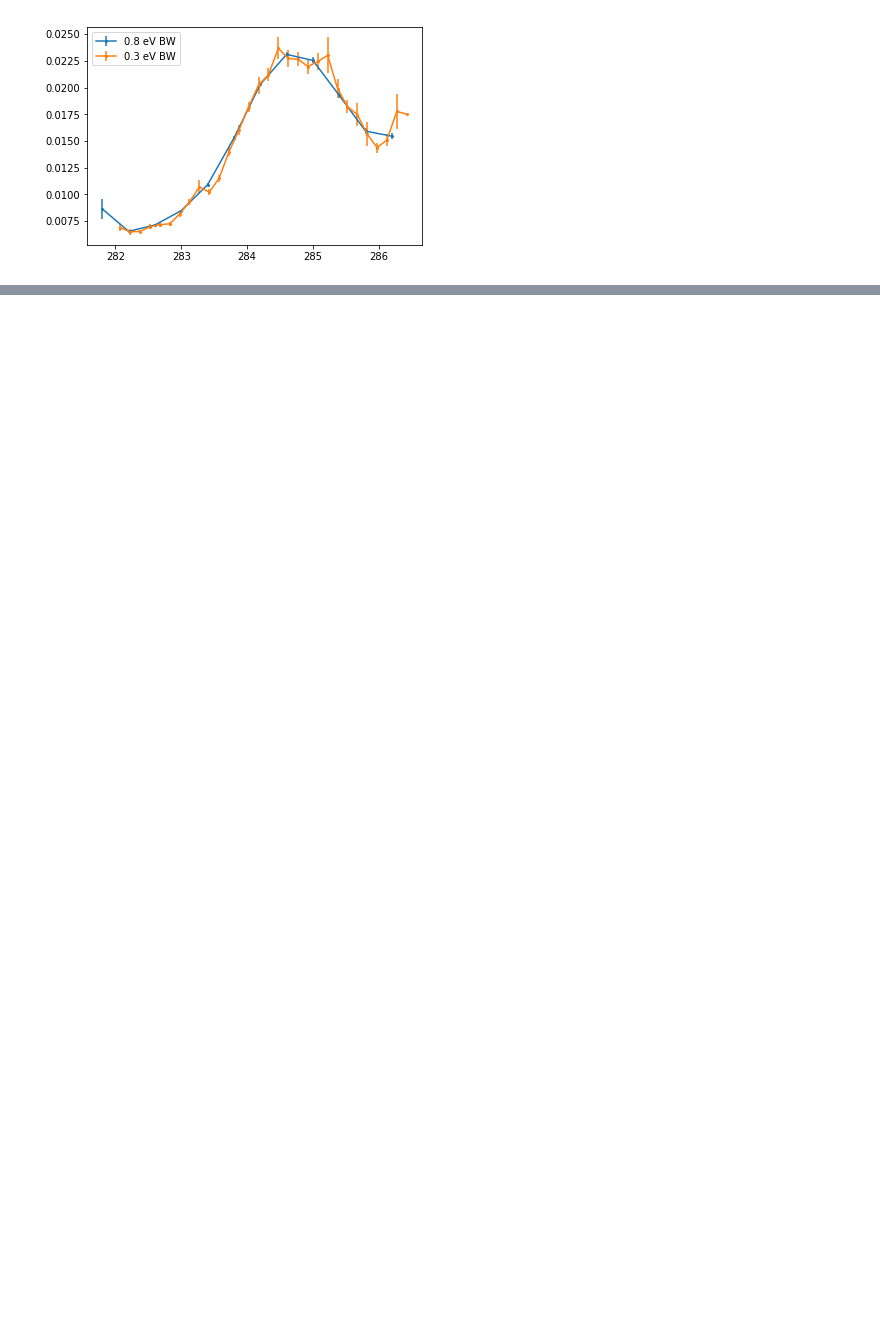
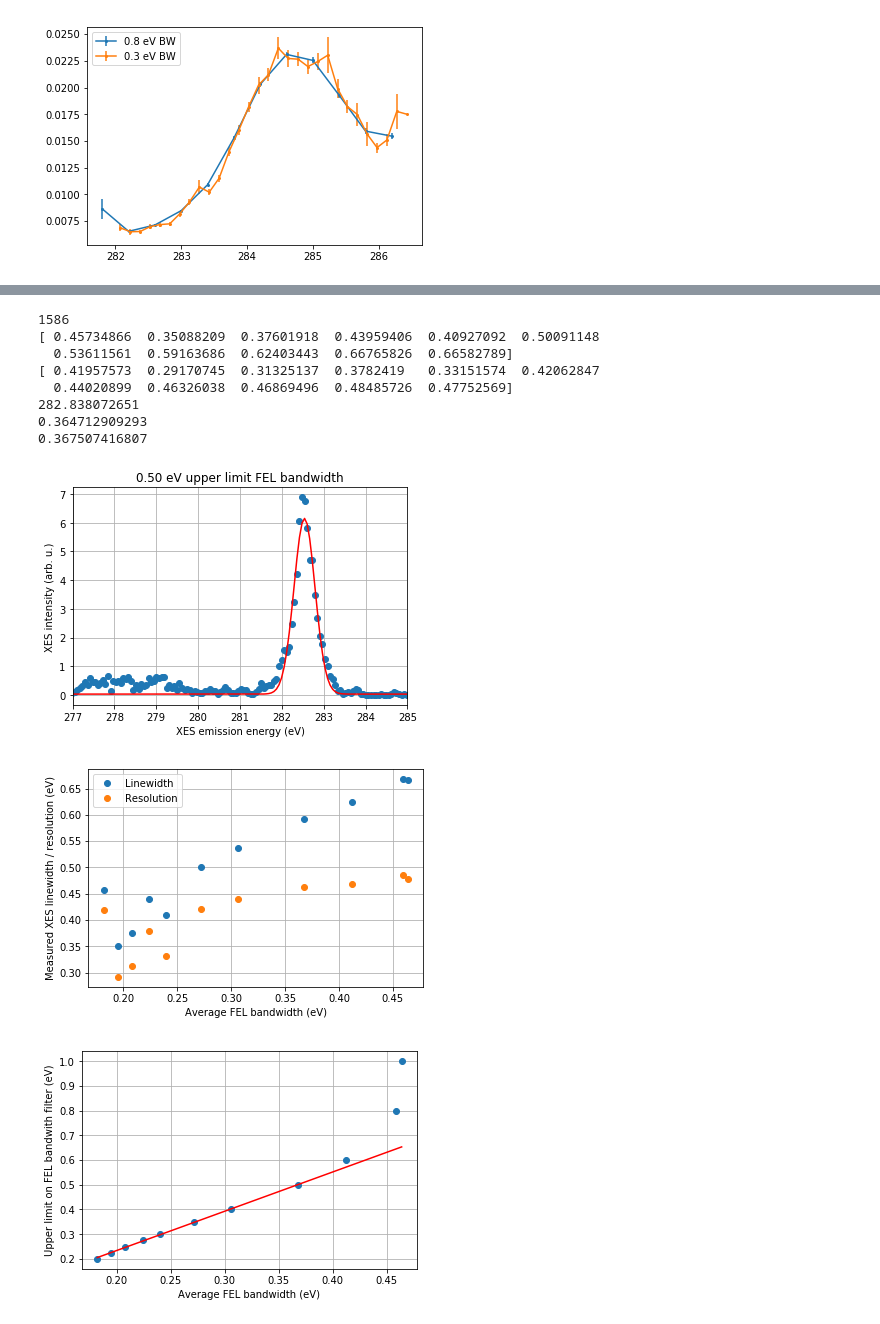
Before and after one commit to simonschreck/FermiAnalysis_2018, a Jupyter notebook: Scripts/26_data_binner.ipynb, the cells around one changed output, grey strips where cells are left out. Cells and saved outputs as stored; diff of their text form; code cells hidden in the pictures; blank space fills up the shorter version.

```diff
--- a/Scripts/26_data_binner.ipynb
+++ b/Scripts/26_data_binner.ipynb
@@ -822,0 +1062,72 @@ plt.show()
+# %%
+
+dp   = 6.10123608e-02
+o_ev = 2.33916533e+02
+
+print len(xes_spec_sum_all)
+
+
+plt.figure()
+plt.plot(xes_x*dp+o_ev, xes_spec_sum_all, 'o')
+plt.plot(x*dp+o_ev, curve, 'r-')
+plt.xlim([277, 285])
+plt.gca().grid('on', which='both')
+plt.xlabel('XES emission energy (eV)')
+plt.ylabel('XES intensity (arb. u.)')
+plt.title('%3.2f eV upper limit FEL bandwidth'%width_hi_thr)
+
+#fw = np.array([1, 0.8, 0.6, 0.5, 0.4, 0.35, 0.3, 0.275, 0.25, 0.225, 0.2])
+fw = np.array([0.2, 0.225, 0.25, 0.275, 0.3, 0.35, 0.4, 0.5, 0.6, 0.8, 1.0])
+
+#aw = np.array([0.455, 0.450, 0.405, 0.358, 0.299, 0.268, 0.239, 0.223, 0.210, 0.197, 0.18])
+aw = np.array([0.182, 0.195, 0.208, 0.224, 0.240, 0.272, 0.306, 0.368, 0.412, 0.459, 0.464 ])
+
+#w  = [11.98, 11.97, 11.45, 10.88, 10.01, 9.80, 9.74, 9.93, 9.66, 7.99, 7.24]
+w  = [7.496, 5.751, 6.163, 7.205, 6.708, 8.210, 8.787, 9.697, 10.228, 10.943, 10.913]
+
+w = np.array(w)*dp
+
+r = np.sqrt(w**2 - aw**2)
+
+
+print w
+
+print r
+
+plt.figure()
+plt.plot(aw, w, 'o', label = 'Linewidth')
+plt.plot(aw, r, 'o', label = 'Resolution')
+plt.xlabel('Average FEL bandwidth (eV)')
+plt.ylabel('Measured XES linewidth / resolution (eV)')
+plt.legend(loc=0)
+plt.gca().grid('on', which='both')
+
+
+
+print np.mean(Gauss_centers_good)
+
+
+print np.average(Gauss_widths_good)
+print np.average(Gauss_widths_good, weights = i0_good)
+
+popt_bw, x_bw, curve_bw, perr_bw = fit(line,aw[aw<0.4],fw[aw<0.4])
+
+plt.figure()
+plt.plot(aw, fw, 'o')
+plt.plot(aw, popt_bw[0]*aw+popt_bw[1], 'r-')
+plt.xlabel('Average FEL bandwidth (eV)')
+plt.ylabel('Upper limit on FEL bandwith filter (eV)')
+plt.gca().grid('on', which='both')
+plt.show()
+# %% [output]
+1586
+[ 0.45734866  0.35088209  0.37601918  0.43959406  0.40927092  0.50091148
+  0.53611561  0.59163686  0.62403443  0.66765826  0.66582789]
+[ 0.41957573  0.29170745  0.31325137  0.3782419   0.33151574  0.42062847
+  0.44020899  0.46326038  0.46869496  0.48485726  0.47752569]
+282.838072651
+0.364712909293
+0.367507416807
+[figure, added]
+[figure, added]
+[figure, added]
```
Also changed, not shown: parts of 6 cells of this notebook.
